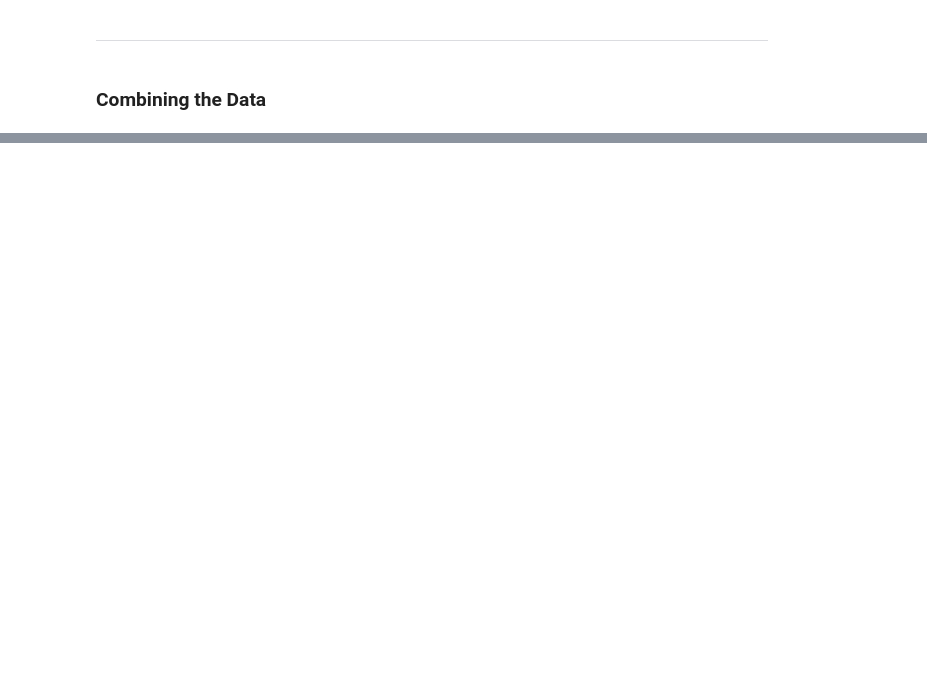
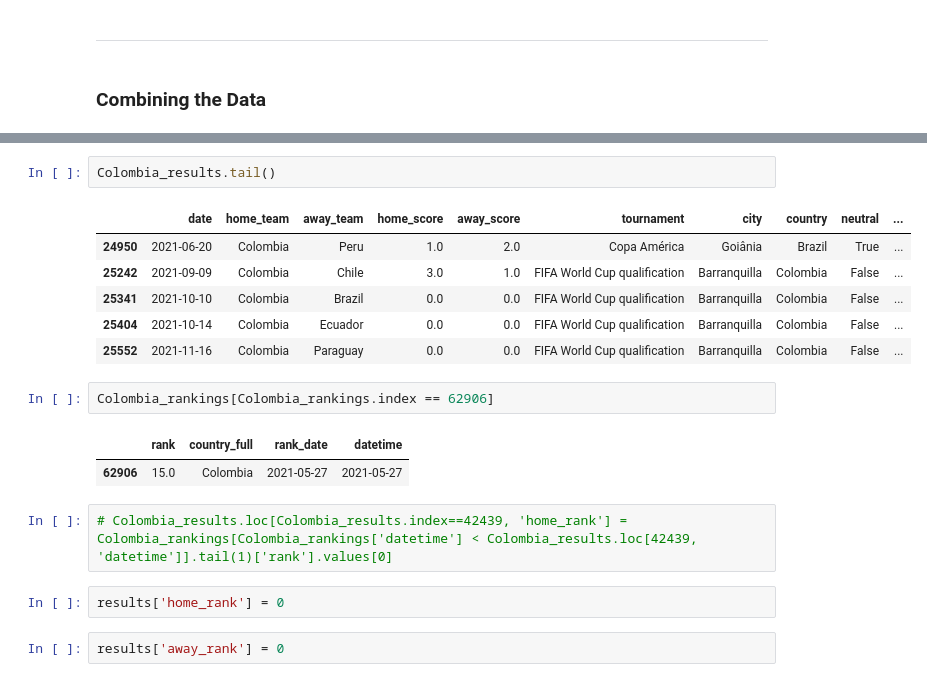
Before and after one commit to ajoneal/world-cup-qualifying-predictor, a Jupyter notebook: data-collection.ipynb, the cells around one changed output, grey strips where cells are left out. Saved outputs shown, nothing was run; the diff lists cells and outputs as text; blank space fills up the shorter version.

```diff
--- a/data-collection.ipynb
+++ b/data-collection.ipynb
@@ -99,0 +162,20 @@ rankings.head()
+# %%
+Colombia_results.tail()
+# %% [output]
+|  | date | home_team | away_team | home_score | away_score | tournament | city | country | neutral | ... |
+| 24950 | 2021-06-20 | Colombia | Peru | 1.0 | 2.0 | Copa América | Goiânia | Brazil | True | ... |
+| 25242 | 2021-09-09 | Colombia | Chile | 3.0 | 1.0 | FIFA World Cup qualification | Barranquilla | Colombia | False | ... |
+| 25341 | 2021-10-10 | Colombia | Brazil | 0.0 | 0.0 | FIFA World Cup qualification | Barranquilla | Colombia | False | ... |
+| 25404 | 2021-10-14 | Colombia | Ecuador | 0.0 | 0.0 | FIFA World Cup qualification | Barranquilla | Colombia | False | ... |
+| 25552 | 2021-11-16 | Colombia | Paraguay | 0.0 | 0.0 | FIFA World Cup qualification | Barranquilla | Colombia | False | ... |
+# %%
+Colombia_rankings[Colombia_rankings.index == 62906]
+# %% [output]
+|  | rank | country_full | rank_date | datetime |
+| 62906 | 15.0 | Colombia | 2021-05-27 | 2021-05-27 |
+# %%
+# Colombia_results.loc[Colombia_results.index==42439, 'home_rank'] = Colombia_rankings[Colombia_rankings['datetime'] < Colombia_results.loc[42439, 'datetime']].tail(1)['rank'].values[0]
+# %%
+results['home_rank'] = 0
+# %%
+results['away_rank'] = 0
```
Also changed, not shown: parts of 34 cells of this notebook, 2 other files.
